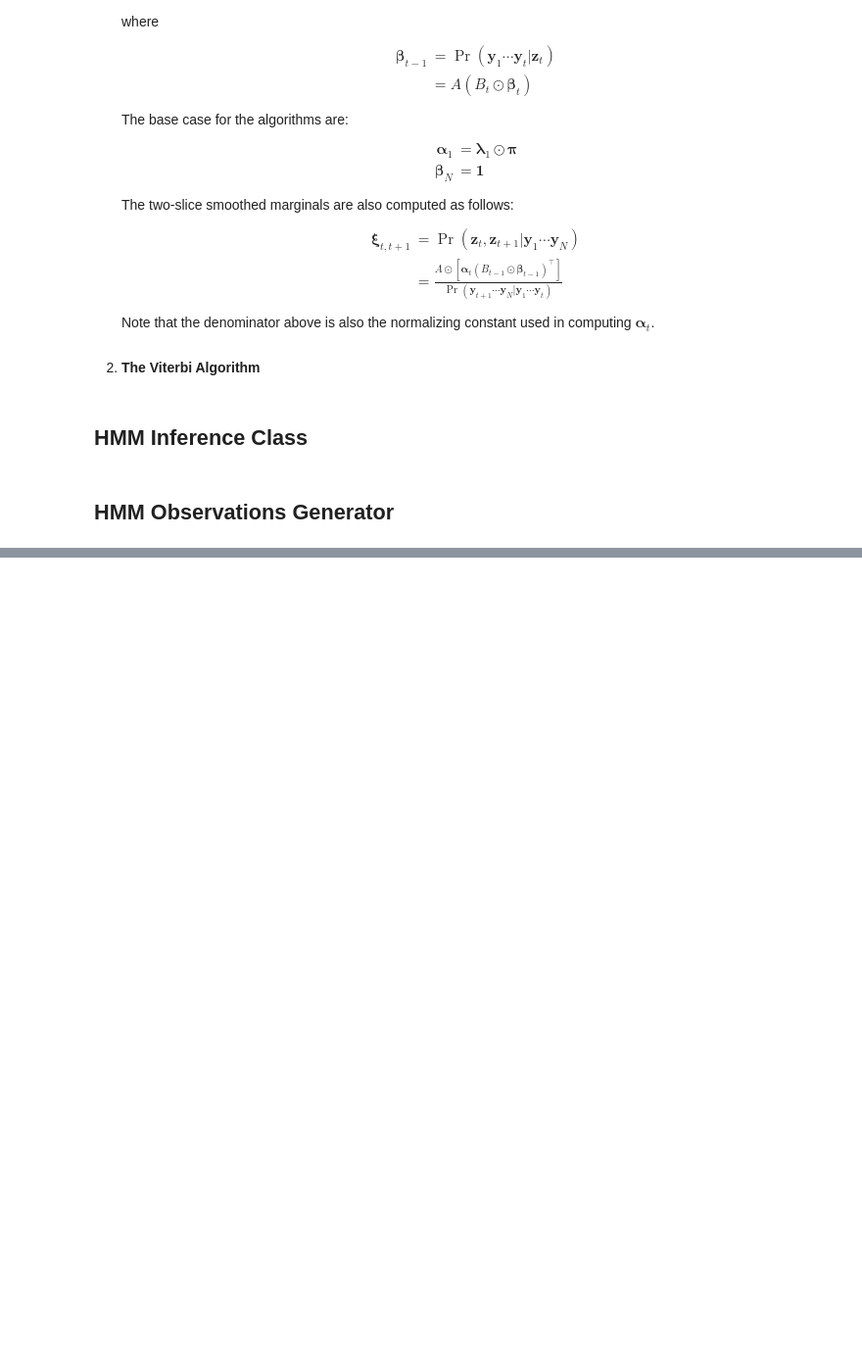
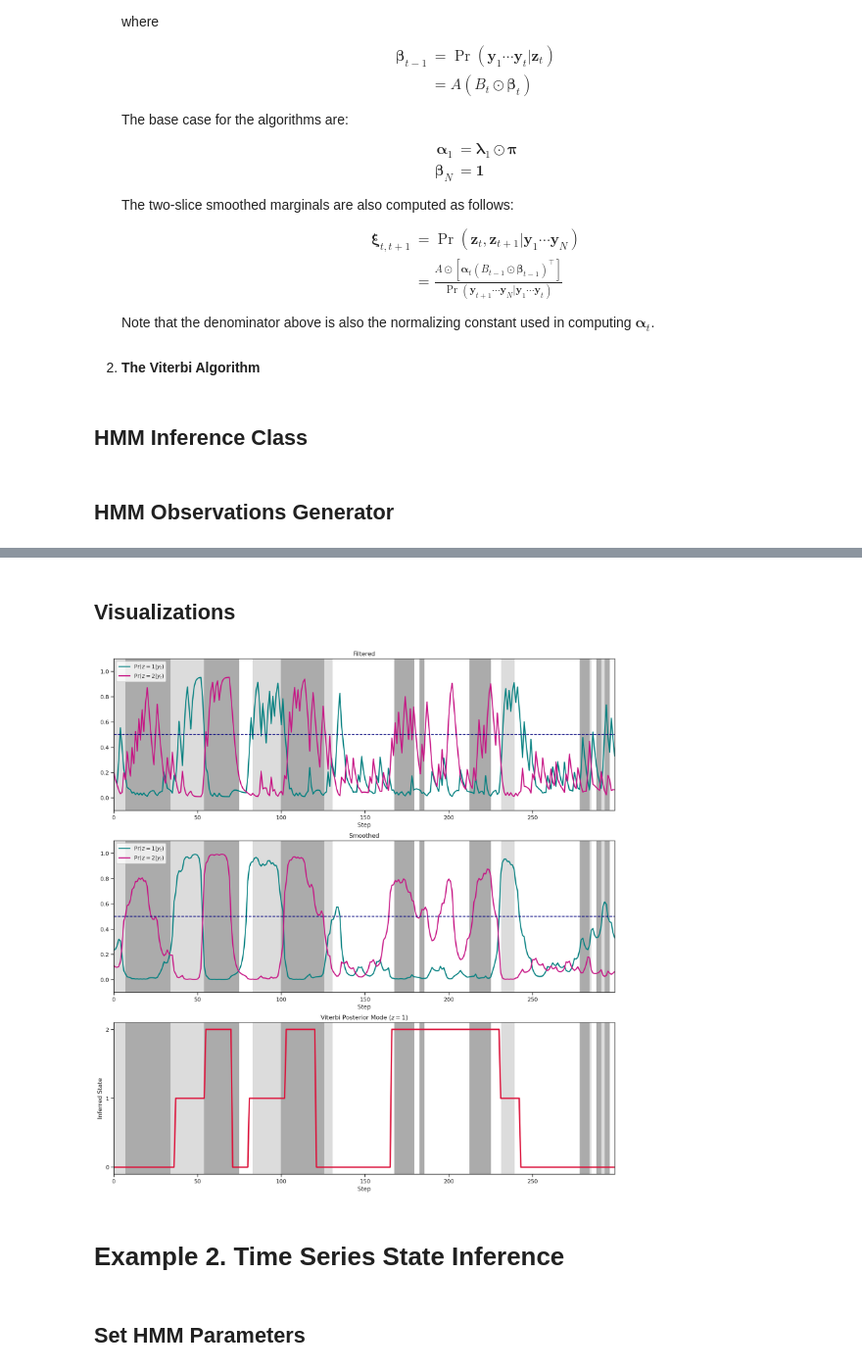
Before and after one commit to CorpuzKB/PML-Advance-Topics-notebooks, a Jupyter notebook: HMM_Inference__TensorFlow.ipynb, the cells around one changed output, grey strips where cells are left out. Shown at 98% size. Cells and saved outputs as stored; diff of their text form; code cells hidden in the pictures; blank space fills up the shorter version.

```diff
--- a/HMM_Inference__TensorFlow.ipynb
+++ b/HMM_Inference__TensorFlow.ipynb
@@ -296,0 +138,14 @@ plt.show()
+# %%
+@tf.function
+def HMM_Generator(transition_matrix, emission_distribution, emission_params, states_probs_0, steps, batch_dims=1):
+  state_t = tfd.Categorical(probs=tf.squeeze(states_probs_0)).sample([batch_dims, 1])
+  transition_distribution = tfd.Categorical(probs=transition_matrix).sample([batch_dims, steps])
+  observation_distribution = emission_distribution(emission_params).sample([batch_dims, steps])
+  state = tf.TensorArray(state_t.dtype, size=0, dynamic_size=True)
+  obs = tf.TensorArray(observation_distribution.dtype, size=0, dynamic_size=True, clear_after_read=False)
+  for i in tf.range(steps):
+    state_t = tf.gather_nd(transition_distribution[:, i], state_t, 1)[:, tf.newaxis]
+    obs_t = tf.gather_nd(observation_distribution[:, i], state_t, 1)[:, tf.newaxis]
+    state = state.write(i, state_t)
+    obs = obs.write(i, obs_t)
+  return tf.transpose(state.stack(), [1, 0, 2]), tf.transpose(obs.stack(), [1, 0, 2])
@@ -296,0 +197,31 @@ plt.show()
+# %%
+Inference = HMM_Inference(transition_distribution, emission_distribution, emission_params, initial_distribution, observations)
+filtered, filtered_Z = Inference.Forward()
+smoothed, beta = Inference.Backward(filtered, filtered_Z)
+states_Viterbi = Inference.Viterbi()
+# %% [markdown]
+## Visualizations
+# %%
+fig, axes = plt.subplots(3, 1, figsize=(18, 19))
+title = ['Filtered', 'Smoothed']
+data = [filtered[0, :, 1], filtered[0, :, 2],
+        smoothed[0, :, 1], smoothed[0, :, 2]]
+
+for i in range(2):
+  axes[i].imshow(true_states[None, 0, :, 0], extent=(0, num_steps - 1, -0.1, 1.1), cmap='Greys', alpha=0.33, aspect='auto')
+  axes[i].plot(data[2*i], label='$\Pr(z=1|y_t)$', color='teal', linewidth=2.2)
+  axes[i].plot(data[2*i + 1], label='$\Pr(z=2|y_t)$', color='mediumvioletred', linewidth=2.2)
+  axes[i].axhline(0.5, color = 'navy', linestyle='--')
+  axes[i].set(xlabel='Step', title=title[i])
+  axes[i].legend(loc='upper left');
+
+axes[2].plot(states_Viterbi[0, :], color='crimson', linewidth=2.8)
+axes[2].imshow(true_states[None, 0, :, 0], extent=(0, num_steps - 1, -0.1, num_states - 0.9), cmap='Greys', alpha=0.33, aspect='auto')
+axes[2].set(xlabel='Step', ylabel='Inferred State', title='Viterbi Posterior Mode ($z=1$)', yticks=np.arange(0, 3, 1))
+plt.show()
+# %% [output]
+[figure, added]
+# %% [markdown]
+# Example 2. Time Series State Inference
+# %% [markdown]
+## Set HMM Parameters
```
Also changed, not shown: parts of 37 cells of this notebook.
